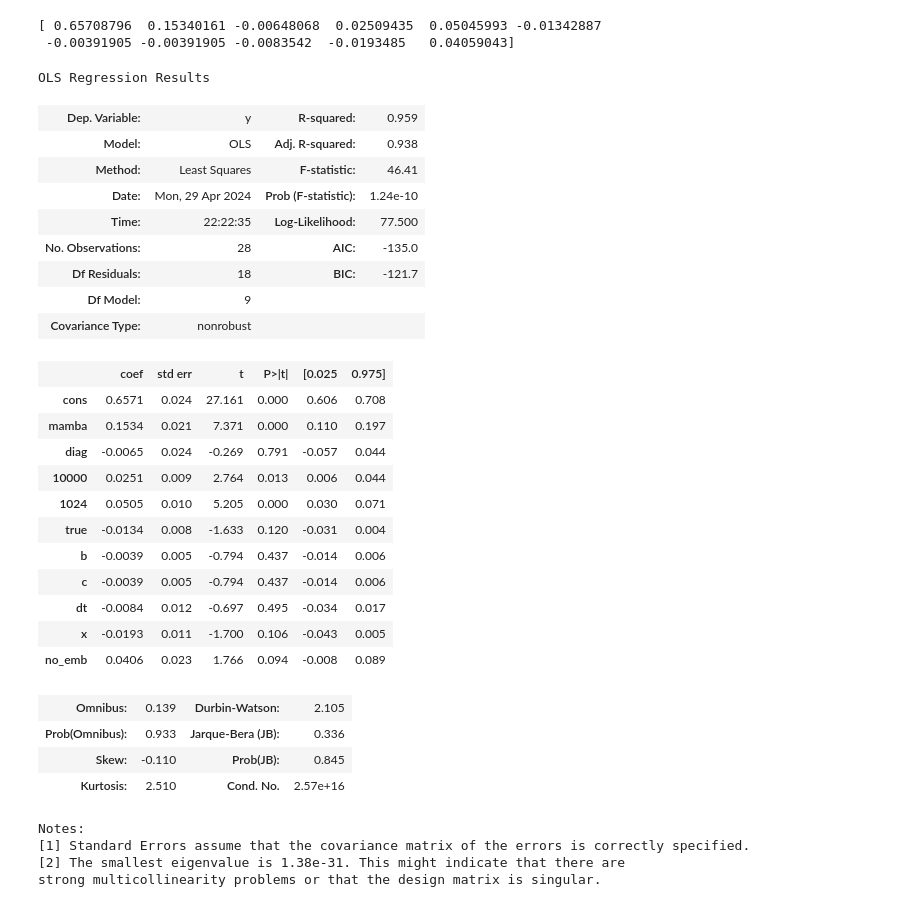
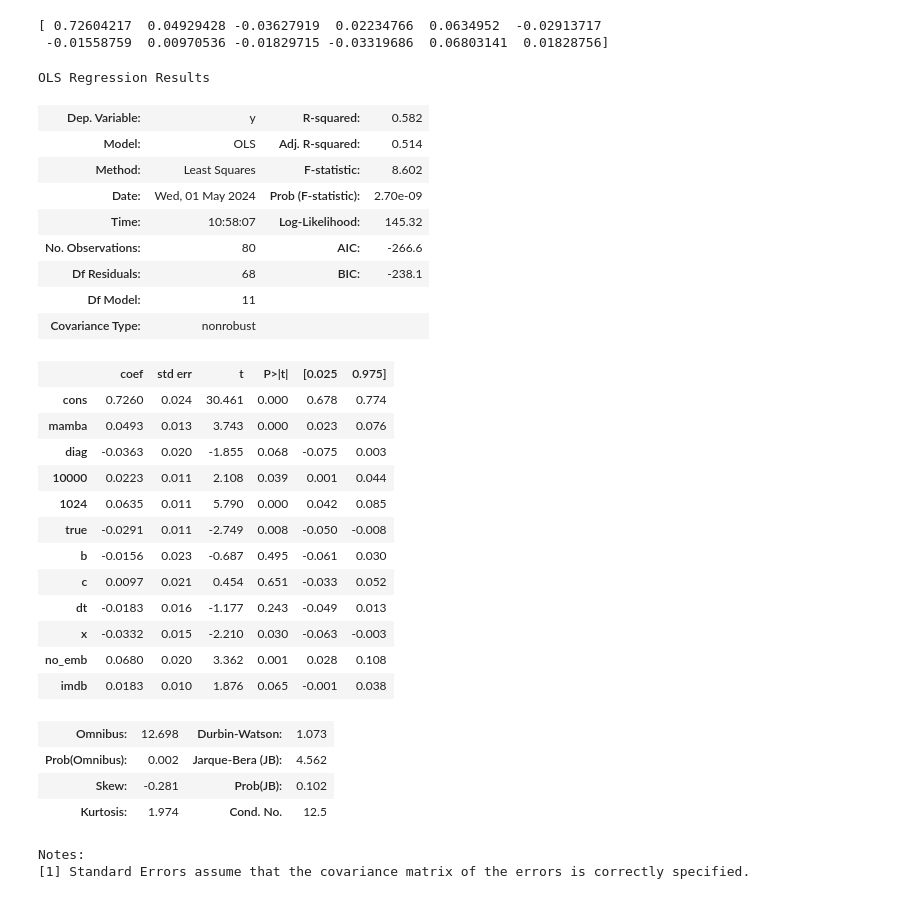
Before and after one commit to KarlUlbaek/Deep-Learning-with-State-Spaces-for-Efficient-Sequence-Modeling, a Jupyter notebook: code/src/s4_playground/plotting/pos_emb.ipynb, the cells around one changed output. Drawn from its saved outputs; the diff is of its cells as text; code cells hidden in the pictures.

Commit message:
plot code and plotting data

```diff
--- a/code/src/s4_playground/plotting/pos_emb.ipynb
+++ b/code/src/s4_playground/plotting/pos_emb.ipynb
@@ -82,3 +122,11 @@ not all []
 # %%
-print(list(zip(all_vars, binary_data.mean(axis=0))))
+#print(list(zip(all_vars, imdb_ols_data.mean(axis=0))))
+print(all_vars)
+print("cifar", cifar10_ols_data.mean(axis=0).round(2))
+print("imdb", imdb_ols_data.mean(axis=0).round(2))
+combined = np.vstack((cifar10_ols_data, imdb_ols_data))
+print("combined", combined.mean(axis=0).round(2))
+print("combined shape:", combined.shape)
+
+#print(cifar10_ols_data.round(2))
 # %% [output]
@@ -108,42 +138,41 @@ df.datafram
 # %%
 import statsmodels.api as sm
-y = binary_data[:,-1]
-x = binary_data[:,:-2]
+y = combined[:,-1]
+x = combined[:,:-1]
 x = sm.add_constant(x, has_constant="raise")
 mod = sm.OLS(y,x)
 fit = mod.fit()
 print(fit.params)
-fit.summary(xname=["cons"]+all_vars[:-2])
+fit.summary(xname=["cons"]+all_vars[:-1])
 # %% [output]
-[ 0.65708796  0.15340161 -0.00648068  0.02509435  0.05045993 -0.01342887
- -0.00391905 -0.00391905 -0.0083542  -0.0193485   0.04059043]
+[ 0.72604217  0.04929428 -0.03627919  0.02234766  0.0634952  -0.02913717
+ -0.01558759  0.00970536 -0.01829715 -0.03319686  0.06803141  0.01828756]
 OLS Regression Results
-| Dep. Variable: | y | R-squared: | 0.959 |
-| Model: | OLS | Adj. R-squared: | 0.938 |
-| Method: | Least Squares | F-statistic: | 46.41 |
-| Date: | Mon, 29 Apr 2024 | Prob (F-statistic): | 1.24e-10 |
-| Time: | 22:22:35 | Log-Likelihood: | 77.500 |
-| No. Observations: | 28 | AIC: | -135.0 |
-| Df Residuals: | 18 | BIC: | -121.7 |
-| Df Model: | 9 |  |  |
+| Dep. Variable: | y | R-squared: | 0.582 |
+| Model: | OLS | Adj. R-squared: | 0.514 |
+| Method: | Least Squares | F-statistic: | 8.602 |
+| Date: | Wed, 01 May 2024 | Prob (F-statistic): | 2.70e-09 |
+| Time: | 10:58:07 | Log-Likelihood: | 145.32 |
+| No. Observations: | 80 | AIC: | -266.6 |
+| Df Residuals: | 68 | BIC: | -238.1 |
+| Df Model: | 11 |  |  |
 | Covariance Type: | nonrobust |  |  |
 |  | coef | std err | t | P>|t| | [0.025 | 0.975] |
-| cons | 0.6571 | 0.024 | 27.161 | 0.000 | 0.606 | 0.708 |
-| mamba | 0.1534 | 0.021 | 7.371 | 0.000 | 0.110 | 0.197 |
-| diag | -0.0065 | 0.024 | -0.269 | 0.791 | -0.057 | 0.044 |
-| 10000 | 0.0251 | 0.009 | 2.764 | 0.013 | 0.006 | 0.044 |
-| 1024 | 0.0505 | 0.010 | 5.205 | 0.000 | 0.030 | 0.071 |
-| true | -0.0134 | 0.008 | -1.633 | 0.120 | -0.031 | 0.004 |
-| b | -0.0039 | 0.005 | -0.794 | 0.437 | -0.014 | 0.006 |
-| c | -0.0039 | 0.005 | -0.794 | 0.437 | -0.014 | 0.006 |
-| dt | -0.0084 | 0.012 | -0.697 | 0.495 | -0.034 | 0.017 |
-| x | -0.0193 | 0.011 | -1.700 | 0.106 | -0.043 | 0.005 |
-| no_emb | 0.0406 | 0.023 | 1.766 | 0.094 | -0.008 | 0.089 |
+| cons | 0.7260 | 0.024 | 30.461 | 0.000 | 0.678 | 0.774 |
+| mamba | 0.0493 | 0.013 | 3.743 | 0.000 | 0.023 | 0.076 |
+| diag | -0.0363 | 0.020 | -1.855 | 0.068 | -0.075 | 0.003 |
+| 10000 | 0.0223 | 0.011 | 2.108 | 0.039 | 0.001 | 0.044 |
+| 1024 | 0.0635 | 0.011 | 5.790 | 0.000 | 0.042 | 0.085 |
+| true | -0.0291 | 0.011 | -2.749 | 0.008 | -0.050 | -0.008 |
+| b | -0.0156 | 0.023 | -0.687 | 0.495 | -0.061 | 0.030 |
+| c | 0.0097 | 0.021 | 0.454 | 0.651 | -0.033 | 0.052 |
+| dt | -0.0183 | 0.016 | -1.177 | 0.243 | -0.049 | 0.013 |
+| x | -0.0332 | 0.015 | -2.210 | 0.030 | -0.063 | -0.003 |
+| no_emb | 0.0680 | 0.020 | 3.362 | 0.001 | 0.028 | 0.108 |
+| imdb | 0.0183 | 0.010 | 1.876 | 0.065 | -0.001 | 0.038 |
-| Omnibus: | 0.139 | Durbin-Watson: | 2.105 |
-| Prob(Omnibus): | 0.933 | Jarque-Bera (JB): | 0.336 |
-| Skew: | -0.110 | Prob(JB): | 0.845 |
-| Kurtosis: | 2.510 | Cond. No. | 2.57e+16 |
+| Omnibus: | 12.698 | Durbin-Watson: | 1.073 |
+| Prob(Omnibus): | 0.002 | Jarque-Bera (JB): | 4.562 |
+| Skew: | -0.281 | Prob(JB): | 0.102 |
+| Kurtosis: | 1.974 | Cond. No. | 12.5 |
 Notes:
 [1] Standard Errors assume that the covariance matrix of the errors is correctly specified.
-[2] The smallest eigenvalue is 1.38e-31. This might indicate that there are
-strong multicollinearity problems or that the design matrix is singular.
```
Also changed, not shown: parts of 8 cells of this notebook, 51 other files.
